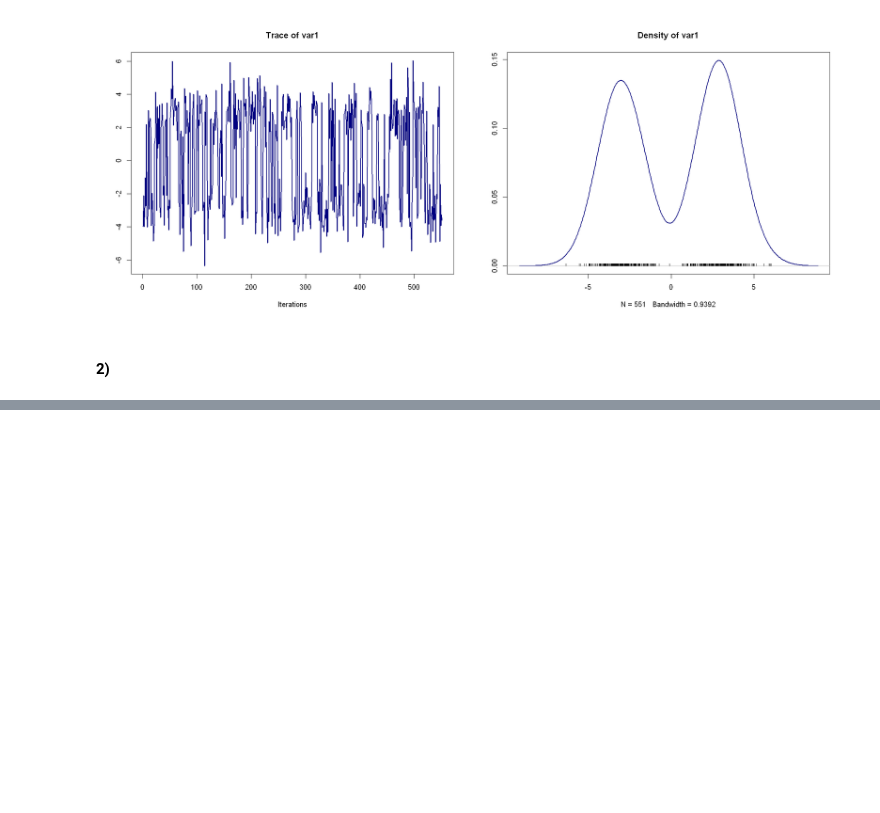
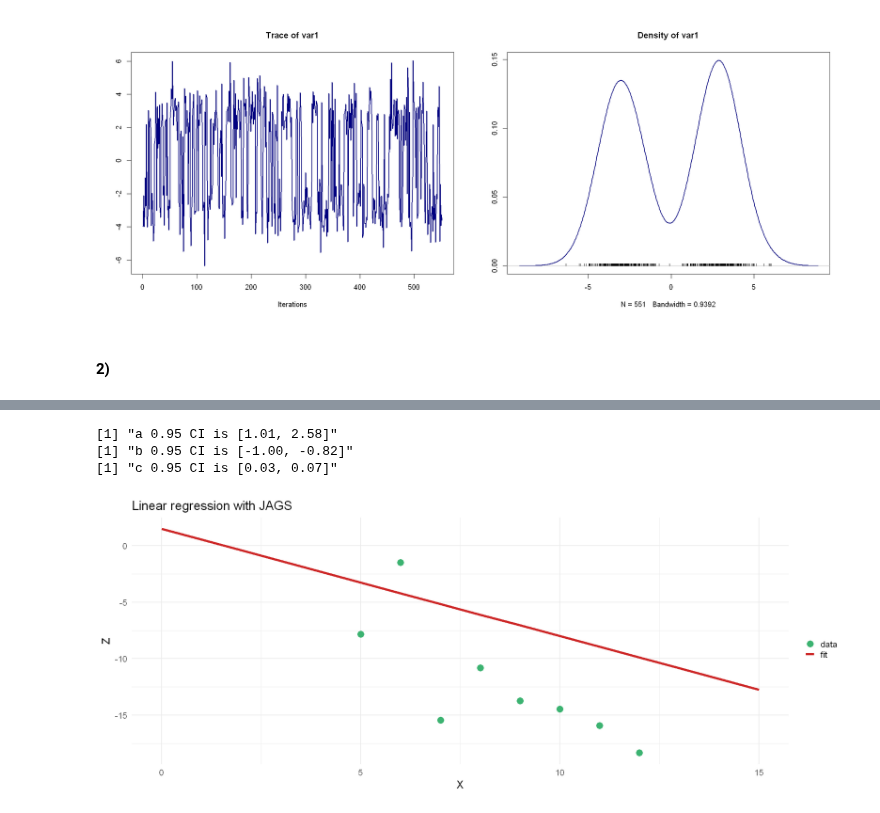
Before and after one commit to Berto70/advstat, a Jupyter notebook: ex5/Bertinelli_Gabriele_Rlab05.ipynb, the cells around one changed output, grey strips where cells are left out. Drawn from its saved outputs; the diff is of its cells as text; code cells hidden in the pictures; blank space fills up the shorter version.

```diff
--- a/ex5/Bertinelli_Gabriele_Rlab05.ipynb
+++ b/ex5/Bertinelli_Gabriele_Rlab05.ipynb
@@ -309,0 +353,42 @@ plot(best.mcmc, col='navy', lwd=2)
+# %%
+a.mean <- summary(chain)$statistics[1,1]
+b.mean <- summary(chain)$statistics[2,1]
+c.mean <- summary(chain)$statistics[3,1]
+
+a.sd <- summary(chain)$statistics[2,1]
+b.sd <- summary(chain)$statistics[2,2]
+c.sd <- summary(chain)$statistics[2,3]
+
+a.ci.lo <- summary(chain)$quantiles[1,1]
+a.ci.hi <- summary(chain)$quantiles[1,5]
+b.ci.lo <- summary(chain)$quantiles[2,1]
+b.ci.hi <- summary(chain)$quantiles[2,5]
+c.ci.lo <- summary(chain)$quantiles[3,1]
+c.ci.hi <- summary(chain)$quantiles[3,5]
+
+print(sprintf('a 0.95 CI is [%.2f, %.2f]', a.ci.lo, a.ci.hi))
+print(sprintf('b 0.95 CI is [%.2f, %.2f]', b.ci.lo, b.ci.hi))
+print(sprintf('c 0.95 CI is [%.2f, %.2f]', c.ci.lo, c.ci.hi))
+# %% [output]
+[1] "a 0.95 CI is [1.01, 2.58]"
+[1] "b 0.95 CI is [-1.00, -0.82]"
+[1] "c 0.95 CI is [0.03, 0.07]"
+# %%
+lin.reg <- function(X, a, b) {
+    return(a + b * X)
+}
+
+num <- seq(0, 15, 1)
+z.fit <- lin.reg(num, a.mean, b.mean)
+data.fit <- data.frame(num = num, z.fit = z.fit)
+# %%
+interp <- ggplot() +
+    geom_point(aes(x=data$X, y=data$Y, color='data'), size=5) +
+    geom_line(aes(x=data.fit$num, y=data.fit$z.fit, color='fit'), lwd=1.7) +
+    labs(title='Linear regression with JAGS', x='X', y='Z', color='') +
+    theme_minimal(base_size = 18) +
+	scale_color_manual(values=c('data'= 'mediumseagreen', 'fit'= 'firebrick3' ))
+
+interp
+# %% [output]
+[figure, added]
```
Also changed, not shown: parts of 4 cells of this notebook.
